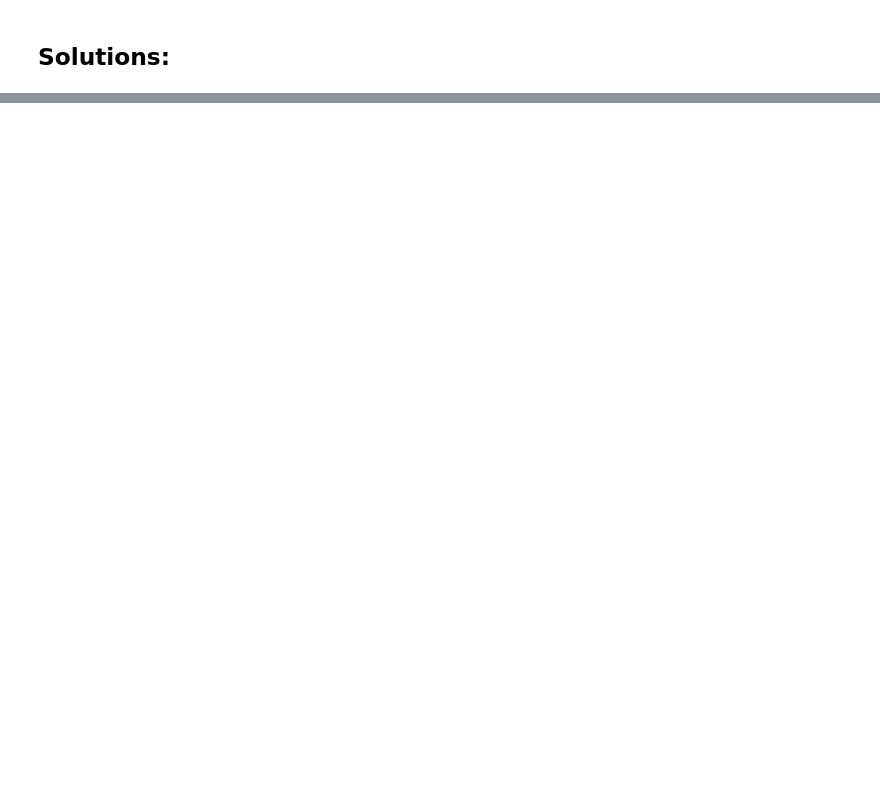
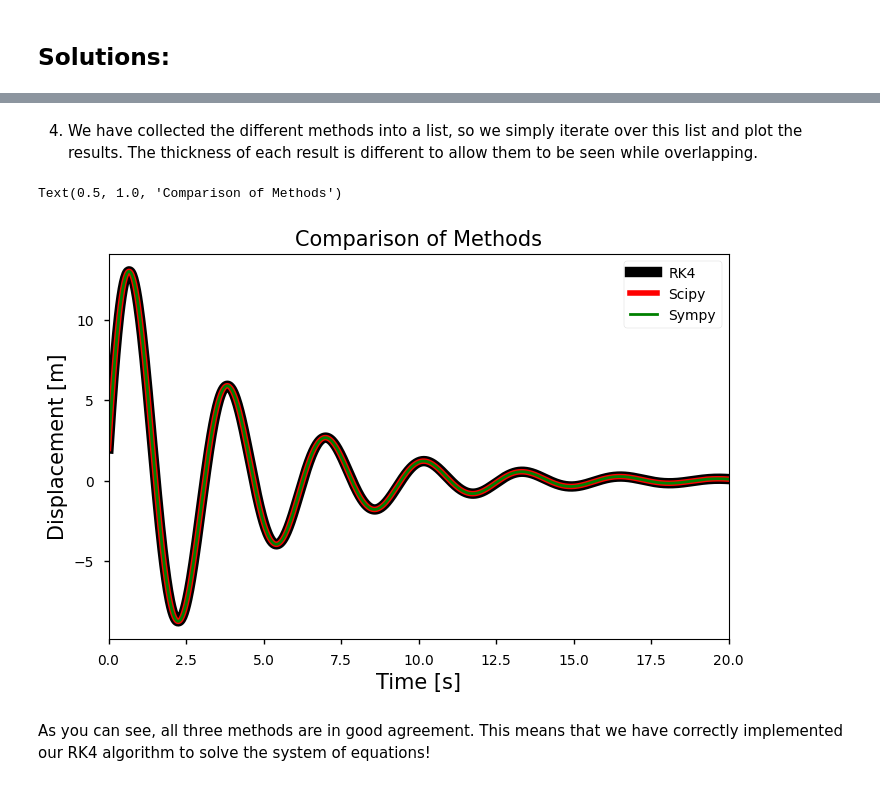
Before and after one commit to trevorolsson/Comp.-Phys.-Projects, a Jupyter notebook: Project 4/project4.ipynb, the cells around one changed output, grey strips where cells are left out. Saved outputs shown, nothing was run; the diff lists cells and outputs as text; code cells hidden in the pictures; blank space fills up the shorter version.

```diff
--- a/Project 4/project4.ipynb
+++ b/Project 4/project4.ipynb
@@ -50,0 +263,21 @@ plt.plot(t_array, y)
+# %% [markdown]
+4. We have collected the different methods into a list, so we simply iterate over this list and plot the results. The thickness of each result is different to allow them to be seen while overlapping.
+# %%
+fig, ax = plt.subplots(ncols=1, nrows=1, figsize=(8,5))
+
+linewidths = [7.5, 4, 2]
+colors = ['k', 'r', 'g']
+labels = ['RK4', 'Scipy', 'Sympy']
+for idx, graph in enumerate(methods):
+    ax.plot(t_array, graph, linewidth = linewidths[idx], color=colors[idx], label=labels[idx])
+ax.legend(loc='best')
+ax.set_xlim([t_array[0], t_array[-1]])
+
+ax.set_xlabel('Time [s]', fontsize=15)
+ax.set_ylabel('Displacement [m]', fontsize=15)
+ax.set_title('Comparison of Methods', fontsize=15)
+# %% [output]
+Text(0.5, 1.0, 'Comparison of Methods')
+[figure, added]
+# %% [markdown]
+As you can see, all three methods are in good agreement. This means that we have correctly implemented our RK4 algorithm to solve the system of equations!
```
Also changed, not shown: parts of 34 cells of this notebook.
